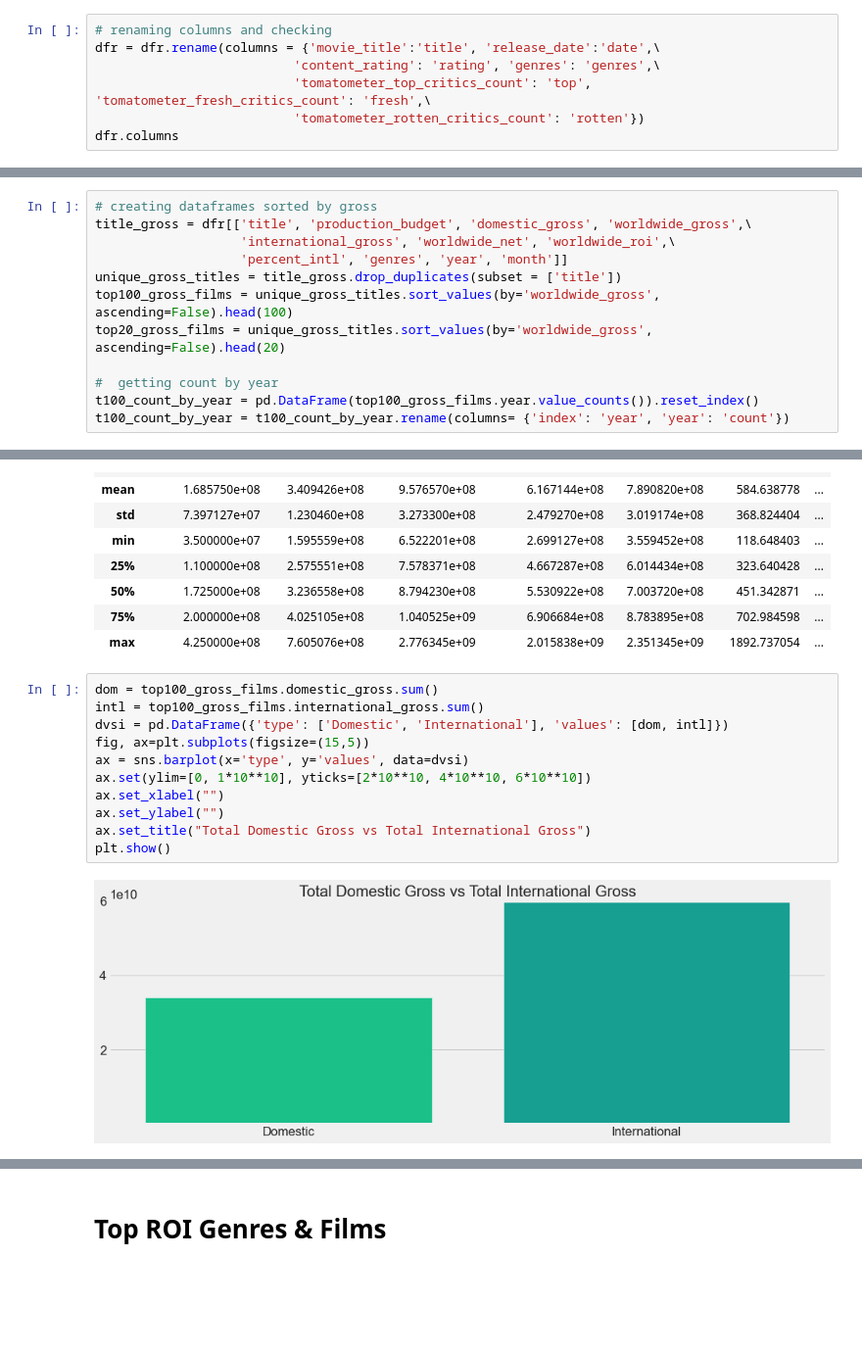
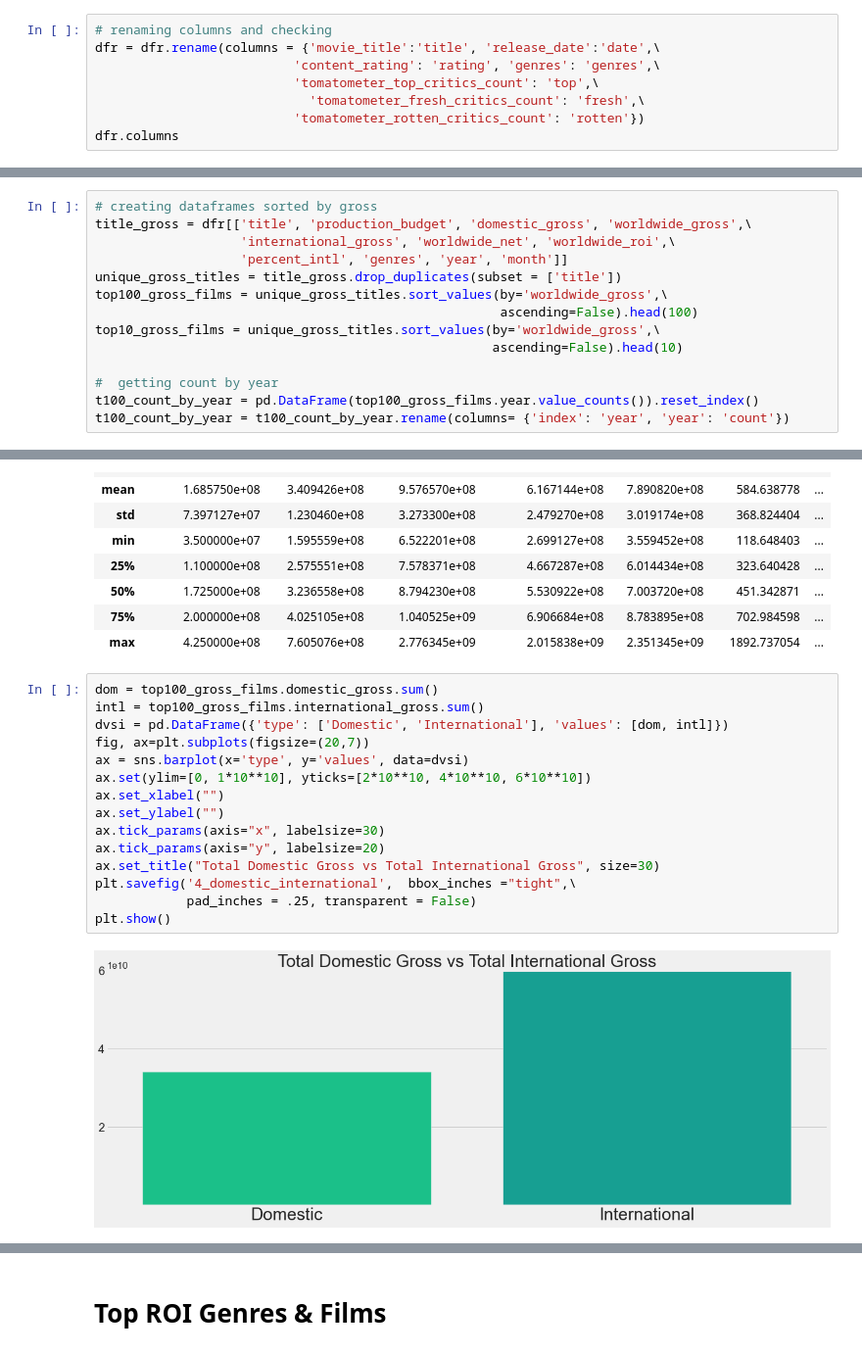
Before and after one commit to jeffreyhwatson/MS_Box_Office_Insights, a Jupyter notebook: MS_Box_Office_Insights.ipynb, the cells around one changed output, grey strips where cells are left out. Shown at 98% size. Drawn from its saved outputs; the diff is of its cells as text; blank space fills up the shorter version.

```diff
--- a/MS_Box_Office_Insights.ipynb
+++ b/MS_Box_Office_Insights.ipynb
@@ -224,7 +224,8 @@ Index(['idx', 'rotten_tomatoes_link', 'movie_title', 'movie_info',
 # renaming columns and checking
 dfr = dfr.rename(columns = {'movie_title':'title', 'release_date':'date',\
                           'content_rating': 'rating', 'genres': 'genres',\
-                          'tomatometer_top_critics_count': 'top', 'tomatometer_fresh_critics_count': 'fresh',\
+                          'tomatometer_top_critics_count': 'top',\
+                            'tomatometer_fresh_critics_count': 'fresh',\
                           'tomatometer_rotten_critics_count': 'rotten'})
 dfr.columns
 # %% [output]
@@ -411,8 +412,10 @@ title_gross = dfr[['title', 'production_budget', 'domestic_gross', 'worldwide_gr
                    'international_gross', 'worldwide_net', 'worldwide_roi',\
                    'percent_intl', 'genres', 'year', 'month']]
 unique_gross_titles = title_gross.drop_duplicates(subset = ['title'])
-top100_gross_films = unique_gross_titles.sort_values(by='worldwide_gross', ascending=False).head(100)
-top20_gross_films = unique_gross_titles.sort_values(by='worldwide_gross', ascending=False).head(20)
+top100_gross_films = unique_gross_titles.sort_values(by='worldwide_gross',\
+                                                     ascending=False).head(100)
+top10_gross_films = unique_gross_titles.sort_values(by='worldwide_gross',\
+                                                    ascending=False).head(10)
 
 #  getting count by year
 t100_count_by_year = pd.DataFrame(top100_gross_films.year.value_counts()).reset_index()
@@ -486,14 +490,18 @@ top100_gross_films.describe()
 # %%
 dom = top100_gross_films.domestic_gross.sum()
 intl = top100_gross_films.international_gross.sum()
 dvsi = pd.DataFrame({'type': ['Domestic', 'International'], 'values': [dom, intl]})
-fig, ax=plt.subplots(figsize=(15,5))
+fig, ax=plt.subplots(figsize=(20,7))
 ax = sns.barplot(x='type', y='values', data=dvsi)
 ax.set(ylim=[0, 1*10**10], yticks=[2*10**10, 4*10**10, 6*10**10])
 ax.set_xlabel("")
 ax.set_ylabel("")
-ax.set_title("Total Domestic Gross vs Total International Gross")
+ax.tick_params(axis="x", labelsize=30)
+ax.tick_params(axis="y", labelsize=20)
+ax.set_title("Total Domestic Gross vs Total International Gross", size=30)
+plt.savefig('4_domestic_international',  bbox_inches ="tight",\
+            pad_inches = .25, transparent = False)
 plt.show()
 # %% [output]
-[figure, old version]
+[figure, new version]
 # %%
```
Also changed, not shown: parts of 47 cells of this notebook, 9 other files.
